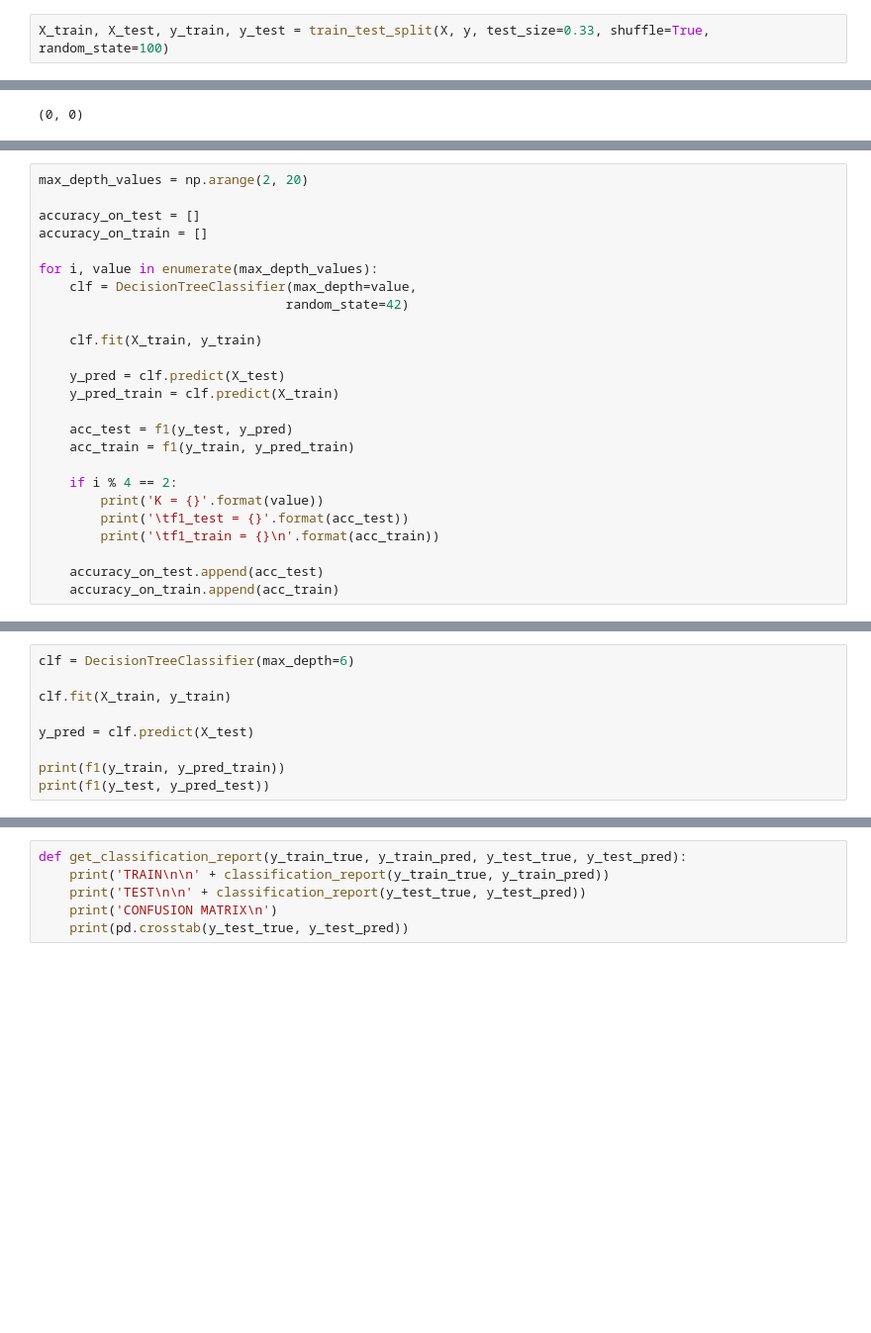
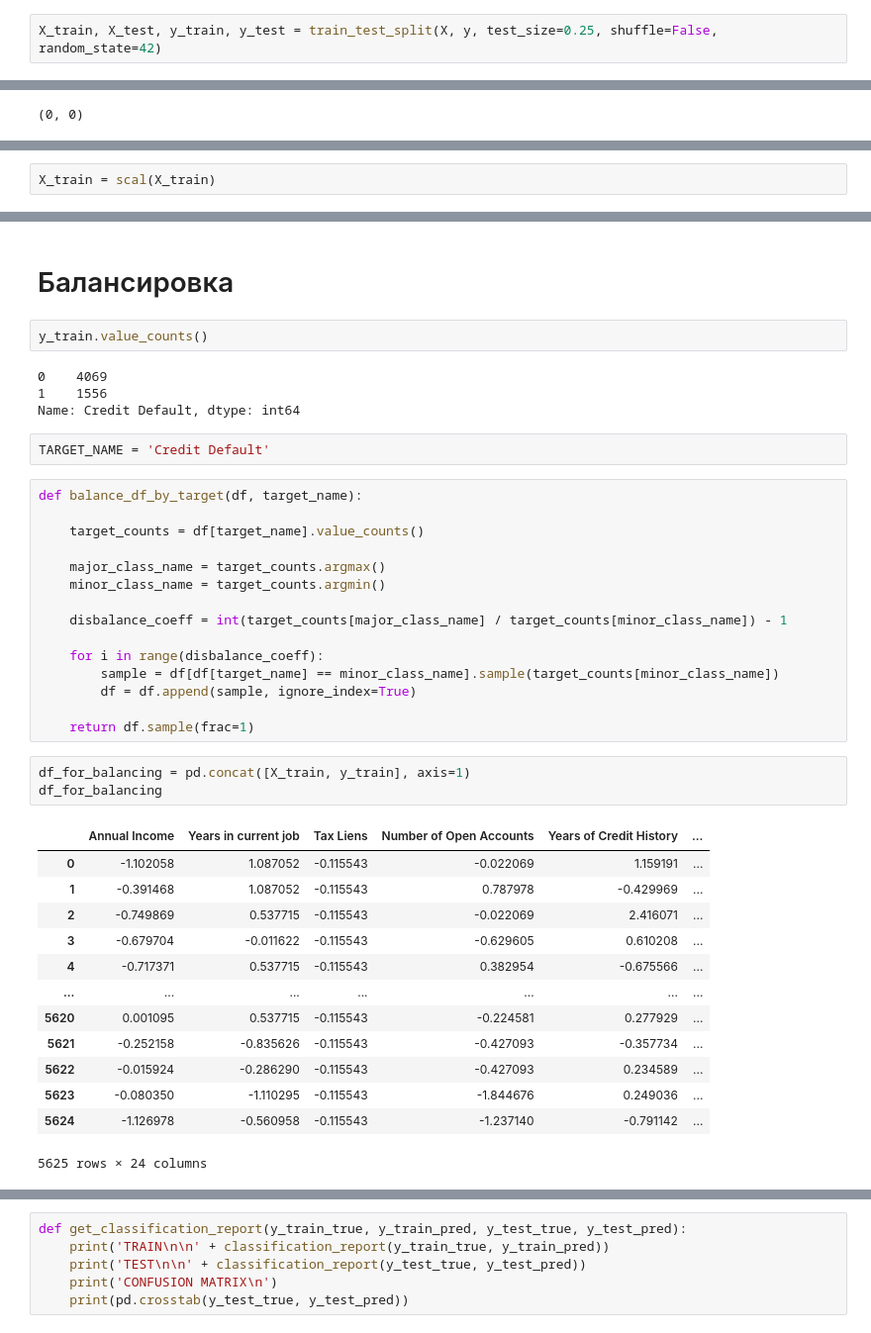
Before and after one commit to adurzin/data_science_cont, a Jupyter notebook: Untitled.ipynb, the cells around one changed output, grey strips where cells are left out. Shown at 99% size. Saved outputs shown, nothing was run; the diff lists cells and outputs as text; blank space fills up the shorter version.

```diff
--- a/Untitled.ipynb
+++ b/Untitled.ipynb
@@ -185,7 +168,7 @@ from sklearn.neighbors import KNeighborsClassifier
 # 4. Метрики качества
 from sklearn.metrics import classification_report, f1_score, precision_score, recall_score
 # %%
-X_train, X_test, y_train, y_test = train_test_split(X, y, test_size=0.33, shuffle=True, random_state=100)
+X_train, X_test, y_train, y_test = train_test_split(X, y, test_size=0.25, shuffle=False, random_state=42)
 # %%
 data = Data()
 # %%
@@ -281,25 +182,0 @@ print(f1(y_test, y_pred_test))
-# %%
-max_depth_values = np.arange(2, 20)
-
-accuracy_on_test = []
-accuracy_on_train = []
-
-for i, value in enumerate(max_depth_values):
-    clf = DecisionTreeClassifier(max_depth=value,
-                                random_state=42)
-
-    clf.fit(X_train, y_train)
-
-    y_pred = clf.predict(X_test)
-    y_pred_train = clf.predict(X_train)
-
-    acc_test = f1(y_test, y_pred)
-    acc_train = f1(y_train, y_pred_train)
-
-    if i % 4 == 2:
-        print('K = {}'.format(value))
-        print('\tf1_test = {}'.format(acc_test))
-        print('\tf1_train = {}\n'.format(acc_train))
-
-    accuracy_on_test.append(acc_test)
-    accuracy_on_train.append(acc_train)
@@ -337,9 +182,0 @@ plt.show()
-# %%
-clf = DecisionTreeClassifier(max_depth=6)
-
-clf.fit(X_train, y_train)
-
-y_pred = clf.predict(X_test)
-
-print(f1(y_train, y_pred_train))
-print(f1(y_test, y_pred_test))
@@ -350,0 +215,2 @@ import xgboost as xgb, lightgbm as lgbm, catboost as catb
+# %%
+X_train = scal(X_train)
@@ -350,0 +219,42 @@ import xgboost as xgb, lightgbm as lgbm, catboost as catb
+# %% [markdown]
+# Балансировка
+# %%
+y_train.value_counts()
+# %% [output]
+0    4069
+1    1556
+Name: Credit Default, dtype: int64
+# %%
+TARGET_NAME = 'Credit Default'
+# %%
+def balance_df_by_target(df, target_name):
+
+    target_counts = df[target_name].value_counts()
+
+    major_class_name = target_counts.argmax()
+    minor_class_name = target_counts.argmin()
+
+    disbalance_coeff = int(target_counts[major_class_name] / target_counts[minor_class_name]) - 1
+
+    for i in range(disbalance_coeff):
+        sample = df[df[target_name] == minor_class_name].sample(target_counts[minor_class_name])
+        df = df.append(sample, ignore_index=True)
+
+    return df.sample(frac=1)
+# %%
+df_for_balancing = pd.concat([X_train, y_train], axis=1)
+df_for_balancing
+# %% [output]
+|  | Annual Income | Years in current job | Tax Liens | Number of Open Accounts | Years of Credit History | ... |
+| 0 | -1.102058 | 1.087052 | -0.115543 | -0.022069 | 1.159191 | ... |
+| 1 | -0.391468 | 1.087052 | -0.115543 | 0.787978 | -0.429969 | ... |
+| 2 | -0.749869 | 0.537715 | -0.115543 | -0.022069 | 2.416071 | ... |
+| 3 | -0.679704 | -0.011622 | -0.115543 | -0.629605 | 0.610208 | ... |
+| 4 | -0.717371 | 0.537715 | -0.115543 | 0.382954 | -0.675566 | ... |
+| ... | ... | ... | ... | ... | ... | ... |
+| 5620 | 0.001095 | 0.537715 | -0.115543 | -0.224581 | 0.277929 | ... |
+| 5621 | -0.252158 | -0.835626 | -0.115543 | -0.427093 | -0.357734 | ... |
+| 5622 | -0.015924 | -0.286290 | -0.115543 | -0.427093 | 0.234589 | ... |
+| 5623 | -0.080350 | -1.110295 | -0.115543 | -1.844676 | 0.249036 | ... |
+| 5624 | -1.126978 | -0.560958 | -0.115543 | -1.237140 | -0.791142 | ... |
+5625 rows × 24 columns
```
Also changed, not shown: parts of 35 cells of this notebook, 7 other files.
